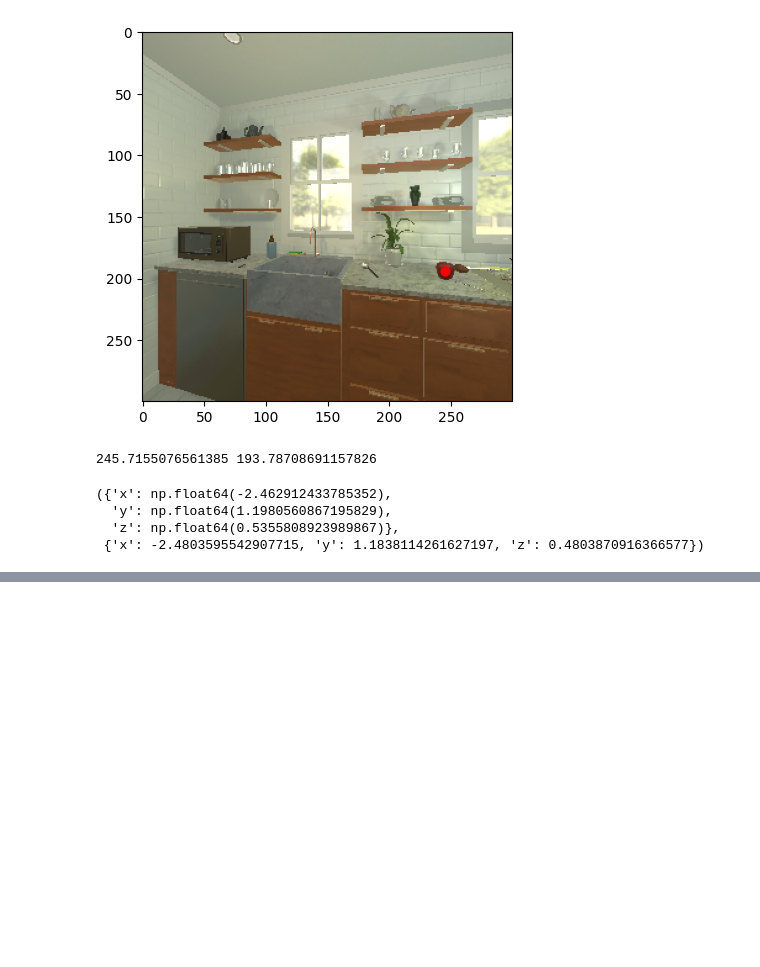
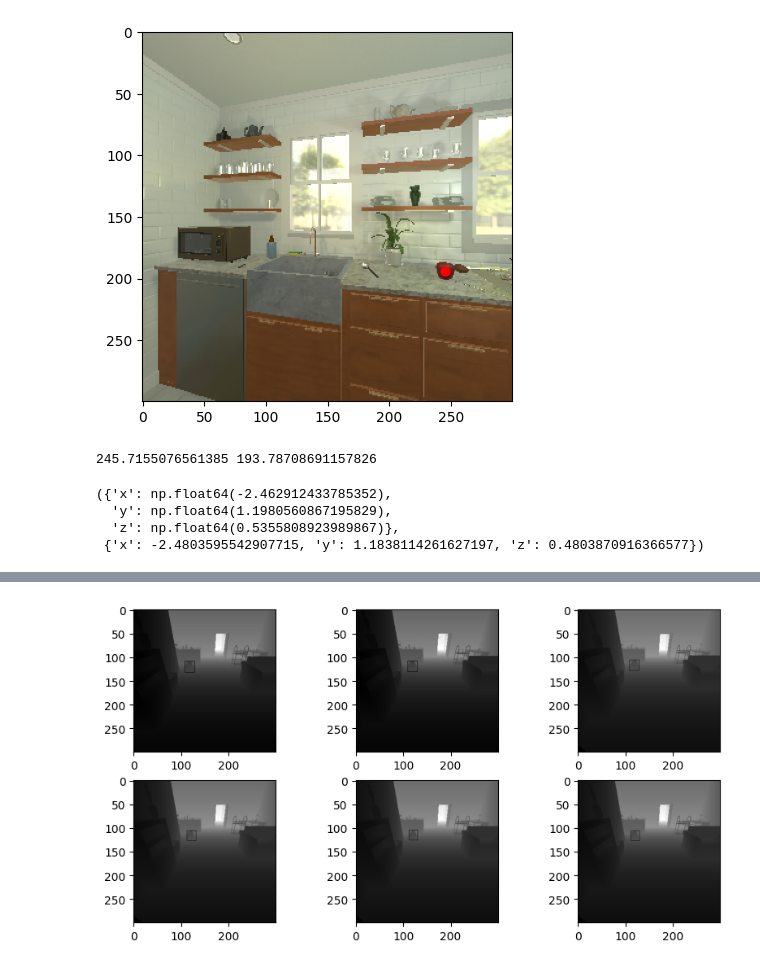
Before and after one commit to viriyadhika/NavAssistant, a Jupyter notebook: Exploration/position_estimation.ipynb, the cells around one changed output, grey strips where cells are left out. Saved outputs shown, nothing was run; the diff lists cells and outputs as text; code cells hidden in the pictures; blank space fills up the shorter version.

Commit message:
position estimation

```diff
--- a/Exploration/position_estimation.ipynb
+++ b/Exploration/position_estimation.ipynb
@@ -354,0 +242,37 @@ pixel_to_world(u, v, event.depth_frame, event), apple["position"]
+# %%
+
+epochs = 6
+plt.figure(figsize=(10, 5))
+
+
+for i in range(epochs):
+    action = "MoveAhead" if np.random.randint(0, 2, (1,))[0] > 0 else "MoveBack"
+    action = "MoveBack"
+
+    for j in range(1):
+        fr = event.frame.copy()
+        event = controller.step(action)
+        success, bbox = tracker.update(fr)
+        # time.sleep(0.1)
+        yaw_deg = event.metadata["agent"]["rotation"]["y"]
+
+    top_left, right_bot = cvt_bbox_to_edges(bbox)
+
+    x, y, w, h = bbox
+    u, v = int(x + w // 2), int(y + h // 2)
+
+    cam_pos = event.metadata["cameraPosition"]
+    result = pixel_to_world(u, v, event.depth_frame, event)
+    x, y, z = result["x"], result["y"], result["z"]
+
+    dp_fr = event.depth_frame.copy()
+    cv2.rectangle(dp_fr, top_left, right_bot, (1., 1., 1.), 1)
+    a.append([cam_pos['x'], x.item()])
+
+
+    plt.subplot(2, epochs / 2, i + 1)
+    plt.imshow(dp_fr, cmap="gray")
+
+plt.show()
+# %% [output]
+[figure, added]
```
Also changed, not shown: parts of 18 cells of this notebook.
